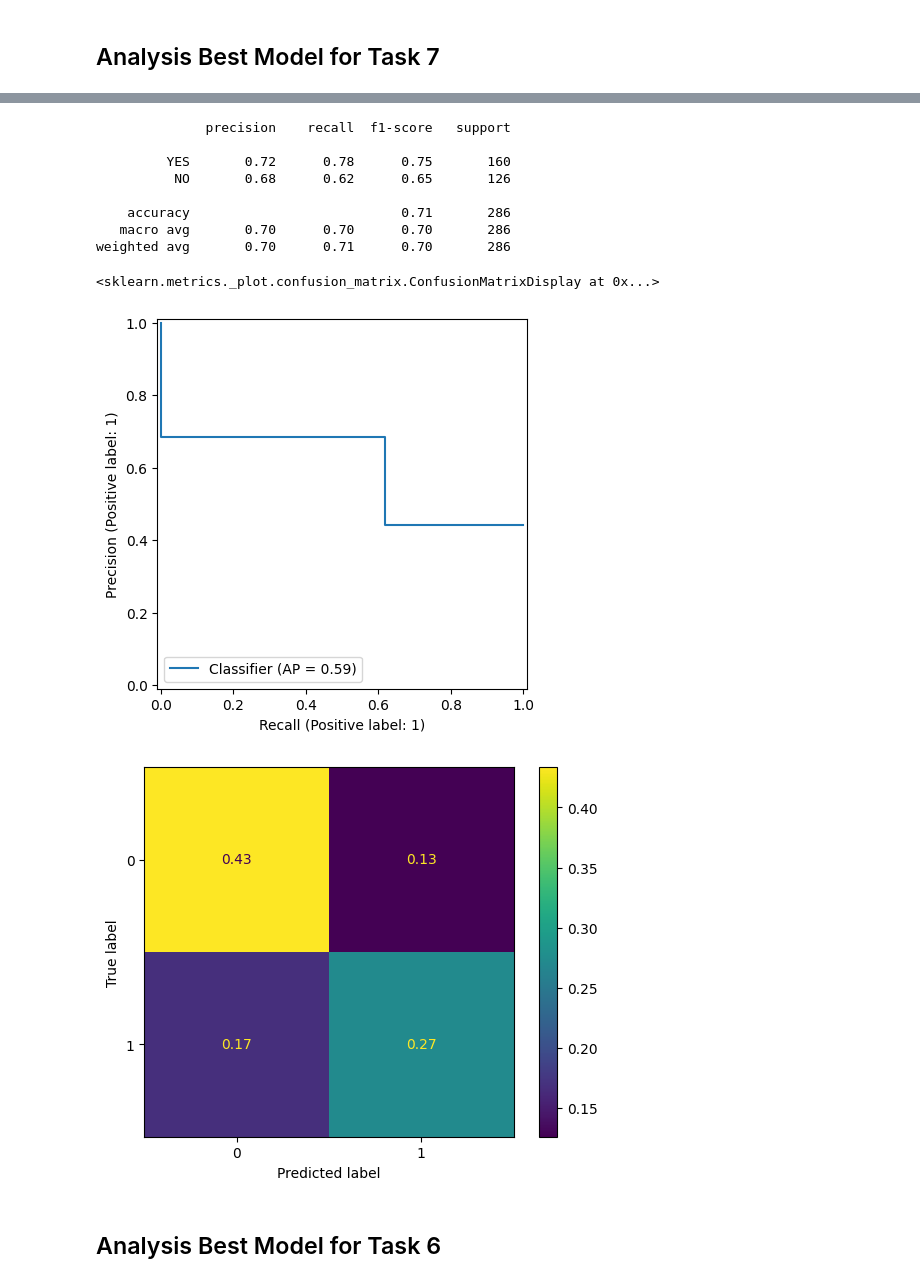
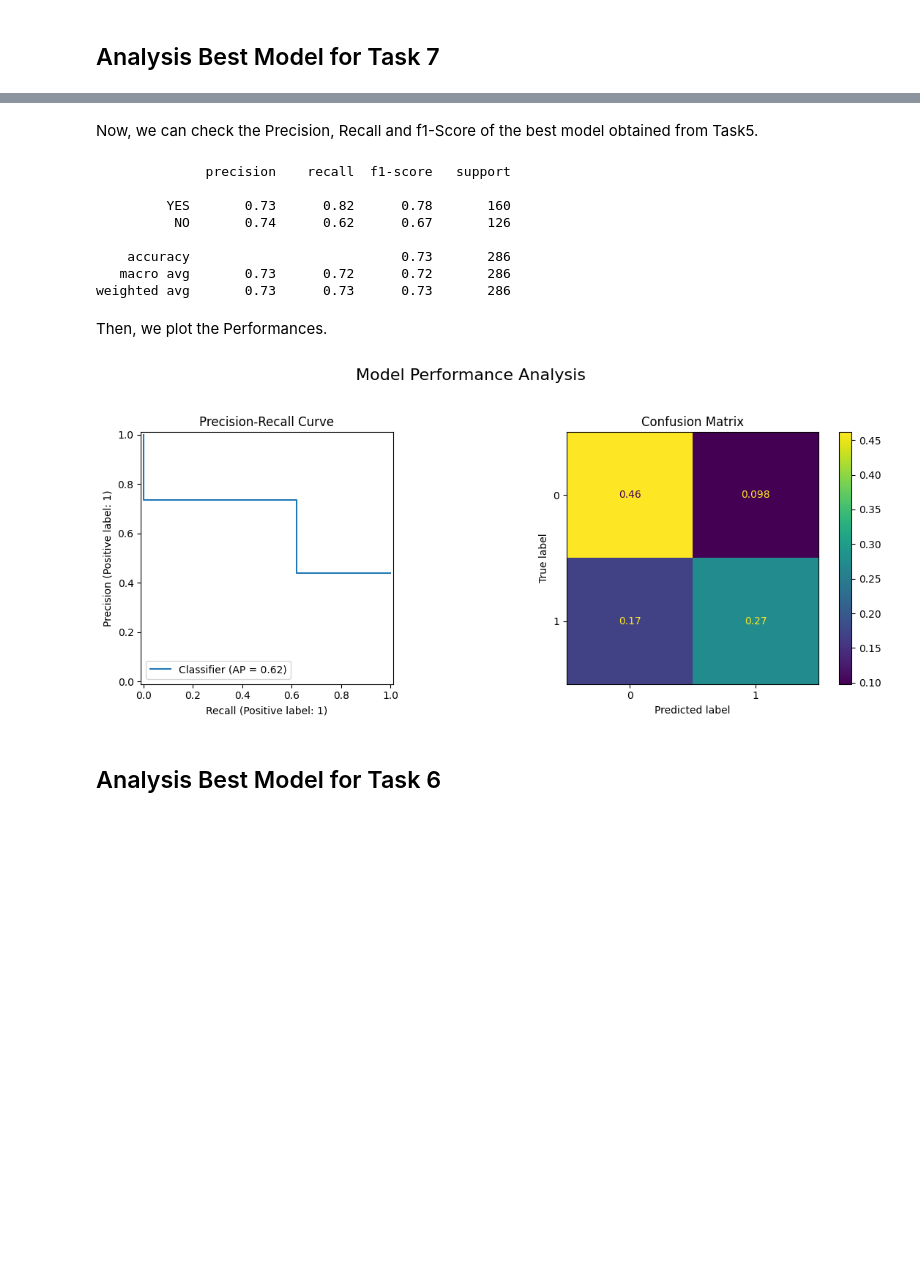
Before and after one commit to RiccardoRomeo01/NLP_Assignments, a Jupyter notebook: Assignment1.ipynb, the cells around one changed output, grey strips where cells are left out. Cells and saved outputs as stored; diff of their text form; code cells hidden in the pictures; blank space fills up the shorter version.

```diff
--- a/Assignment1.ipynb
+++ b/Assignment1.ipynb
@@ -1166,6 +1179,6 @@ best_model_task5.fit(X_train,
 # %% [output]
 <keras.src.callbacks.history.History at 0x...>
 # %%
-y_true_task7 = y_test
-y_pred_task7 = best_model_task5.predict(X_test, batch_size = 64, verbose=2)
+y_true_task5 = y_test
+y_pred_task5 = best_model_task5.predict(X_test, batch_size = 64, verbose=2)
 # %% [output]
@@ -1173,5 +1186,5 @@ y_pred_task7 = best_model_task5.predict(X_test, batch_size = 64, verbose=2)
 # %%
-y_pred_task7 = np.where(y_pred_task7 >= 0.5, 1, 0)
+y_pred_task5 = np.where(y_pred_task5 >= 0.5, 1, 0)
 # %% [markdown]
 # Task 6: Transformers
 # %% [markdown]
@@ -1400,13 +1450,34 @@ def evaluate_classification(y_true, y_pred):
     report = classification_report(y_true, y_pred, target_names=['YES', 'NO'])
     print(report)
+# %%
+def plot_precision_recall_and_confusion(y_true, y_pred):
+
+    fig, axs = plt.subplots(1, 2, figsize=(12, 5))
+
+    # Precision-Recall Display
+    PrecisionRecallDisplay.from_predictions(y_true, y_pred, ax=axs[0])
+    axs[0].set_title('Precision-Recall Curve')
+
+    # Confusion Matrix Display
+    ConfusionMatrixDisplay.from_predictions(y_true, y_pred, normalize='all', ax=axs[1])
+    axs[1].set_title('Confusion Matrix')
+
+    # Addig the title
+    fig.suptitle('Model Performance Analysis', fontsize=16)
+
+    # lLayout optimization
+    plt.tight_layout(rect=[0, 0, 1, 0.95])
+    plt.show()
+# %% [markdown]
+Now, we can check the Precision, Recall and f1-Score of the best model obtained from Task5.
 # %%
-evaluate_classification(y_true = y_true_task7, y_pred = y_pred_task7)
+evaluate_classification(y_true = y_true_task5, y_pred = y_pred_task5)
 # %% [output]
               precision    recall  f1-score   support
 
-         YES       0.72      0.78      0.75       160
-          NO       0.68      0.62      0.65       126
+         YES       0.73      0.82      0.78       160
+          NO       0.74      0.62      0.67       126
 
-    accuracy                           0.71       286
-   macro avg       0.70      0.70      0.70       286
-weighted avg       0.70      0.71      0.70       286
+    accuracy                           0.73       286
+   macro avg       0.73      0.72      0.72       286
+weighted avg       0.73      0.73      0.73       286
@@ -1416,9 +1484,12 @@ y_pred_task7 = y_pred_task7.flatten()
-# %%
-PrecisionRecallDisplay.from_predictions(y_true = y_true_task7, y_pred = y_pred_task7)
-ConfusionMatrixDisplay.from_predictions(y_true = y_true_task7, y_pred = y_pred_task7, normalize='all')
-# %% [output]
-<sklearn.metrics._plot.confusion_matrix.ConfusionMatrixDisplay at 0x...>
-[figure, removed]
-[figure, removed]
+# %%
+# We need to flat the predictions and the true labels from task5
+y_true_task5 = y_true_task5.flatten()
+y_pred_task5 = y_pred_task5.flatten()
+# %% [markdown]
+Then, we plot the Performances.
+# %%
+plot_precision_recall_and_confusion(y_true = y_true_task5, y_pred = y_pred_task5)
+# %% [output]
+[figure, added]
 # %% [markdown]
 ## Analysis Best Model for Task 6
```
Also changed, not shown: parts of 33 cells of this notebook.
